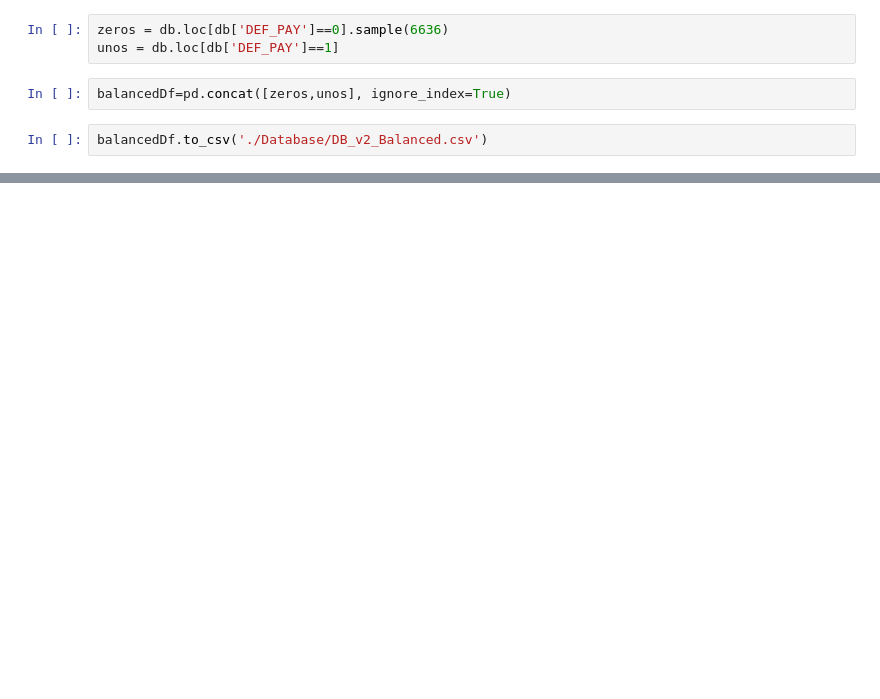
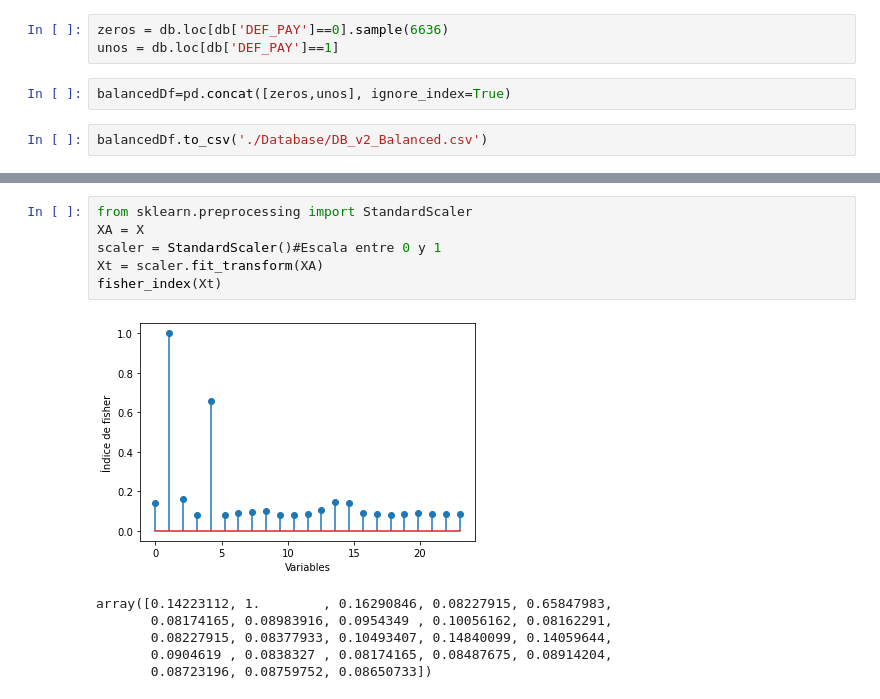
Before and after one commit to Dfriveraa/Default-of-credit-card-clients-project, a Jupyter notebook: Main.ipynb, the cells around one changed output, grey strips where cells are left out. Cells and saved outputs as stored; diff of their text form; blank space fills up the shorter version.

```diff
--- a/Main.ipynb
+++ b/Main.ipynb
@@ -240,0 +305,13 @@ balancedDf.to_csv('./Database/DB_v2_Balanced.csv')
+# %%
+from sklearn.preprocessing import StandardScaler
+XA = X
+scaler = StandardScaler()#Escala entre 0 y 1
+Xt = scaler.fit_transform(XA)
+fisher_index(Xt)
+# %% [output]
+[figure, added]
+array([0.14223112, 1.        , 0.16290846, 0.08227915, 0.65847983,
+       0.08174165, 0.08983916, 0.0954349 , 0.10056162, 0.08162291,
+       0.08227915, 0.08377933, 0.10493407, 0.14840099, 0.14059644,
+       0.0904619 , 0.0838327 , 0.08174165, 0.08487675, 0.08914204,
+       0.08723196, 0.08759752, 0.08650733])
```
Also changed, not shown: parts of 13 cells of this notebook, 2 other files.
